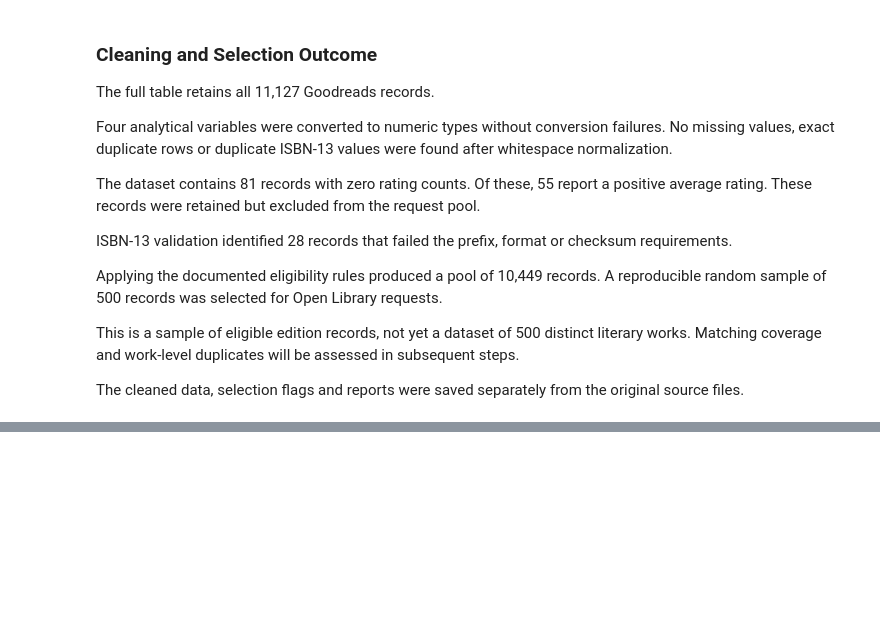
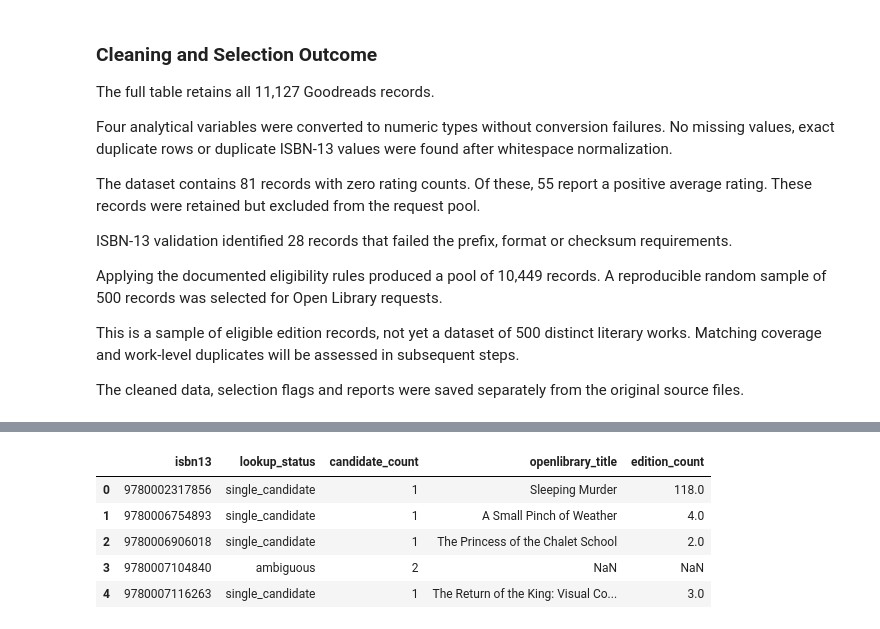
Before and after one commit to radostina-elinchova/books-ds, a Jupyter notebook: books_project.ipynb, the cells around one changed output, grey strips where cells are left out. Cells and saved outputs as stored; diff of their text form; code cells hidden in the pictures; blank space fills up the shorter version.

```diff
--- a/books_project.ipynb
+++ b/books_project.ipynb
@@ -1005,0 +1257,88 @@ from the original source files.
+# %%
+lookup_rows = []
+
+for package in batch_packages:
+    docs = package["response"]["docs"]
+
+    for isbn13 in package["requested_isbns"]:
+        candidates = {
+            doc["key"].rsplit("/", 1)[-1]: doc
+            for doc in docs
+            if isbn13 in doc["isbn"]
+        }
+
+        candidate_count = len(candidates)
+
+        row = {
+            "isbn13": isbn13,
+            "candidate_count": candidate_count,
+            "candidate_work_ids": "|".join(sorted(candidates)),
+            "openlibrary_work_id": None,
+            "openlibrary_title": None,
+            "openlibrary_authors": None,
+            "edition_count": None,
+            "retrieved_at_utc": package["retrieved_at_utc"],
+            "request_url": package["request_url"],
+        }
+
+        if candidate_count == 0:
+            row["lookup_status"] = "not_found"
+
+        elif candidate_count > 1:
+            row["lookup_status"] = "ambiguous"
+
+        else:
+            work_id, doc = next(iter(candidates.items()))
+
+            authors = doc.get("author_name") or []
+            edition_count = doc.get("edition_count")
+
+            row.update(
+                {
+                    "openlibrary_work_id": work_id,
+                    "openlibrary_title": doc.get("title"),
+                    "openlibrary_authors": "; ".join(authors),
+                    "edition_count": edition_count,
+                }
+            )
+
+            metadata_complete = (
+                bool(doc.get("title"))
+                and bool(authors)
+                and isinstance(edition_count, int)
+                and edition_count > 0
+            )
+
+            row["lookup_status"] = (
+                "single_candidate"
+                if metadata_complete
+                else "needs_metadata_review"
+            )
+
+        lookup_rows.append(row)
+
+openlibrary_results = pd.DataFrame(lookup_rows)
+
+openlibrary_results["isbn13"] = (
+    openlibrary_results["isbn13"].astype("string")
+)
+
+assert len(openlibrary_results) == len(request_sample)
+assert openlibrary_results["isbn13"].is_unique
+
+openlibrary_results[
+    [
+        "isbn13",
+        "lookup_status",
+        "candidate_count",
+        "openlibrary_title",
+        "edition_count",
+    ]
+].head()
+# %% [output]
+|  | isbn13 | lookup_status | candidate_count | openlibrary_title | edition_count |
+| 0 | 9780002317856 | single_candidate | 1 | Sleeping Murder | 118.0 |
+| 1 | 9780006754893 | single_candidate | 1 | A Small Pinch of Weather | 4.0 |
+| 2 | 9780006906018 | single_candidate | 1 | The Princess of the Chalet School | 2.0 |
+| 3 | 9780007104840 | ambiguous | 2 | NaN | NaN |
+| 4 | 9780007116263 | single_candidate | 1 | The Return of the King: Visual Co... | 3.0 |
```
Also changed, not shown: parts of 11 cells of this notebook, 23 other files.
